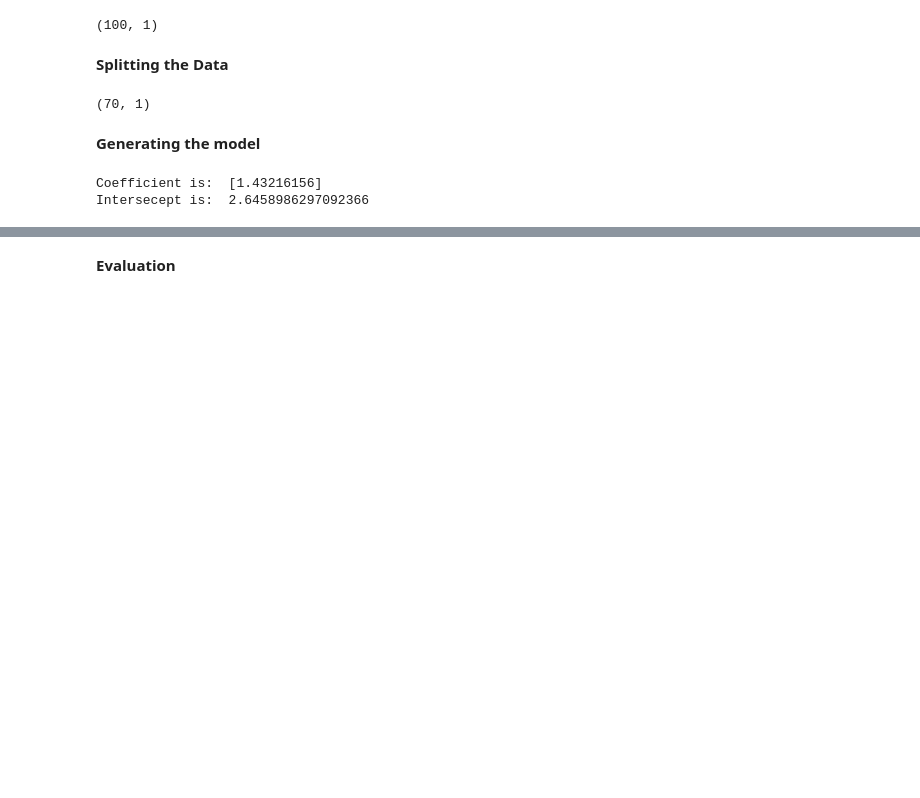
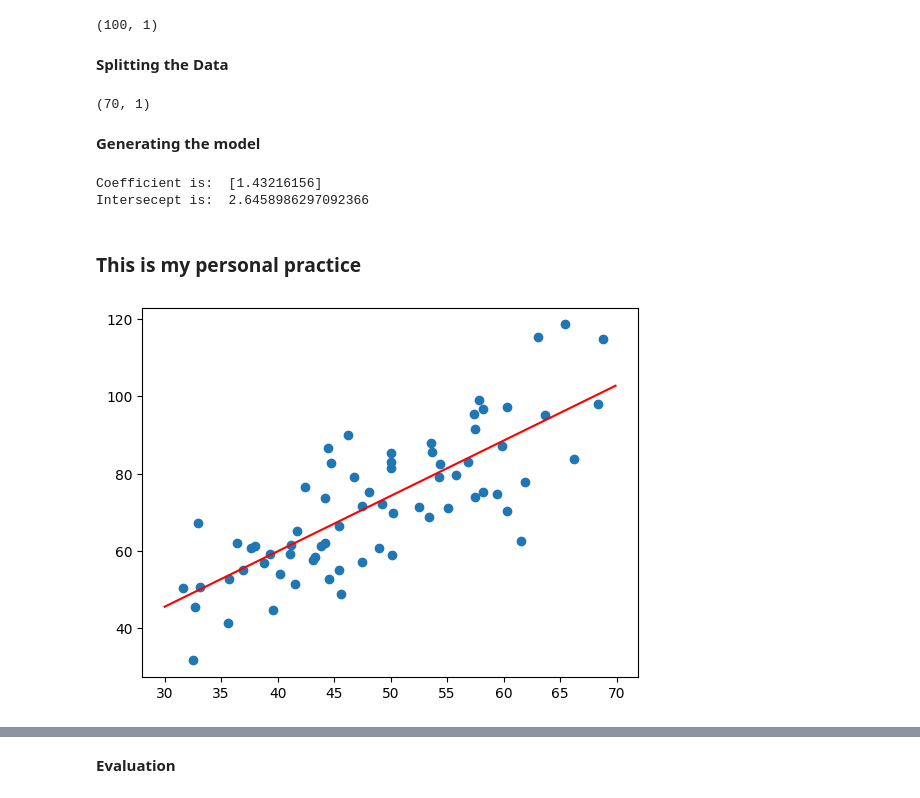
Before and after one commit to AnkitTomar2312/ML-Notes, a Jupyter notebook: Linear Regression Notes.ipynb, the cells around one changed output, grey strips where cells are left out. Saved outputs shown, nothing was run; the diff lists cells and outputs as text; code cells hidden in the pictures; blank space fills up the shorter version.

Commit message:
testing and training data

```diff
--- a/Linear Regression Notes.ipynb
+++ b/Linear Regression Notes.ipynb
@@ -132,3 +132,17 @@ y_predict = reg.predict(X_test)
 # %% [output]
 Coefficient is:  [1.43216156]
 Intersecept is:  2.6458986297092366
+# %% [markdown]
+### This is my personal practice
+# %%
+import matplotlib.pyplot as plt
+m=reg.coef_
+c=reg.intercept_
+x_line=np.arange(30,70,0.1)
+y_line=m*x_line+c
+plt.plot(x_line,y_line,"r")
+#train_1d=X_train.reshape(75)
+plt.scatter(X_train,Y_train)
+plt.show()
+# %% [output]
+[figure, added]
```
Also changed, not shown: parts of 5 cells of this notebook.
